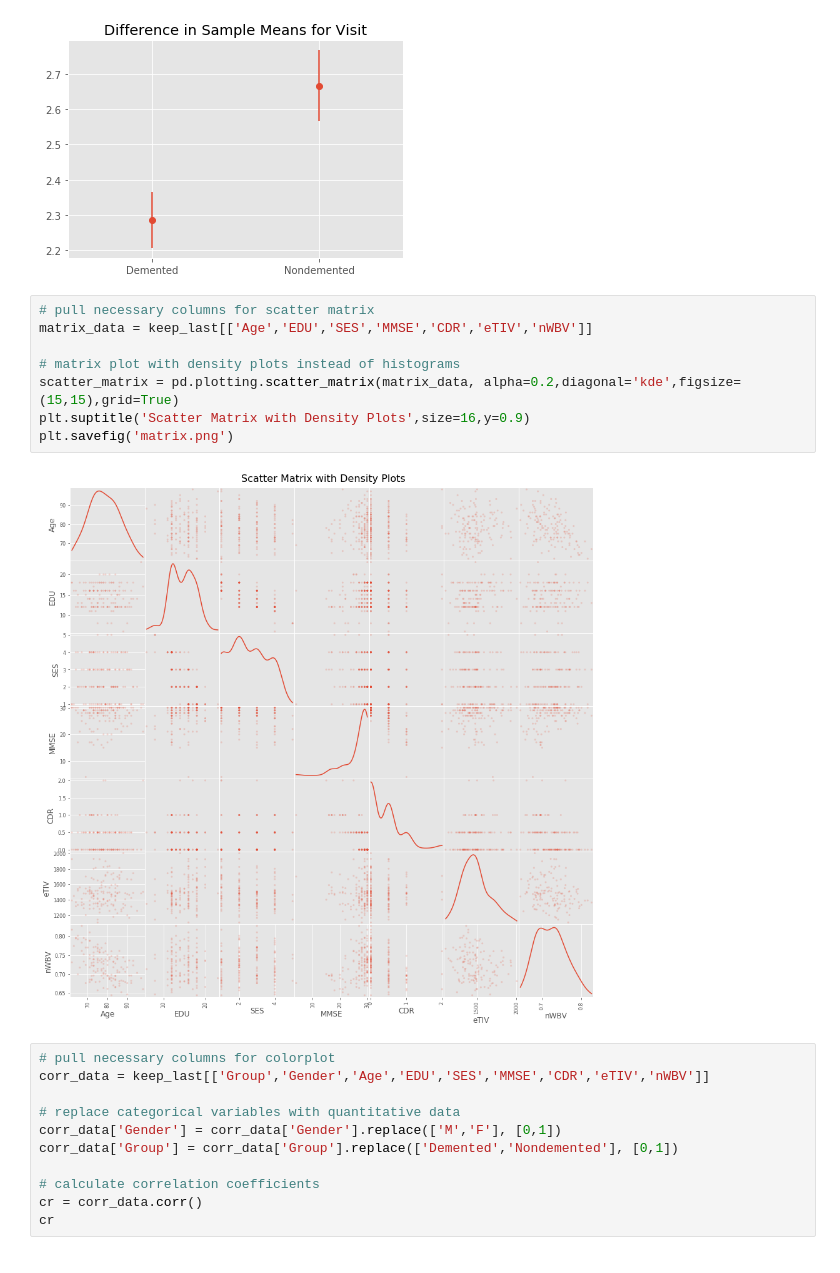
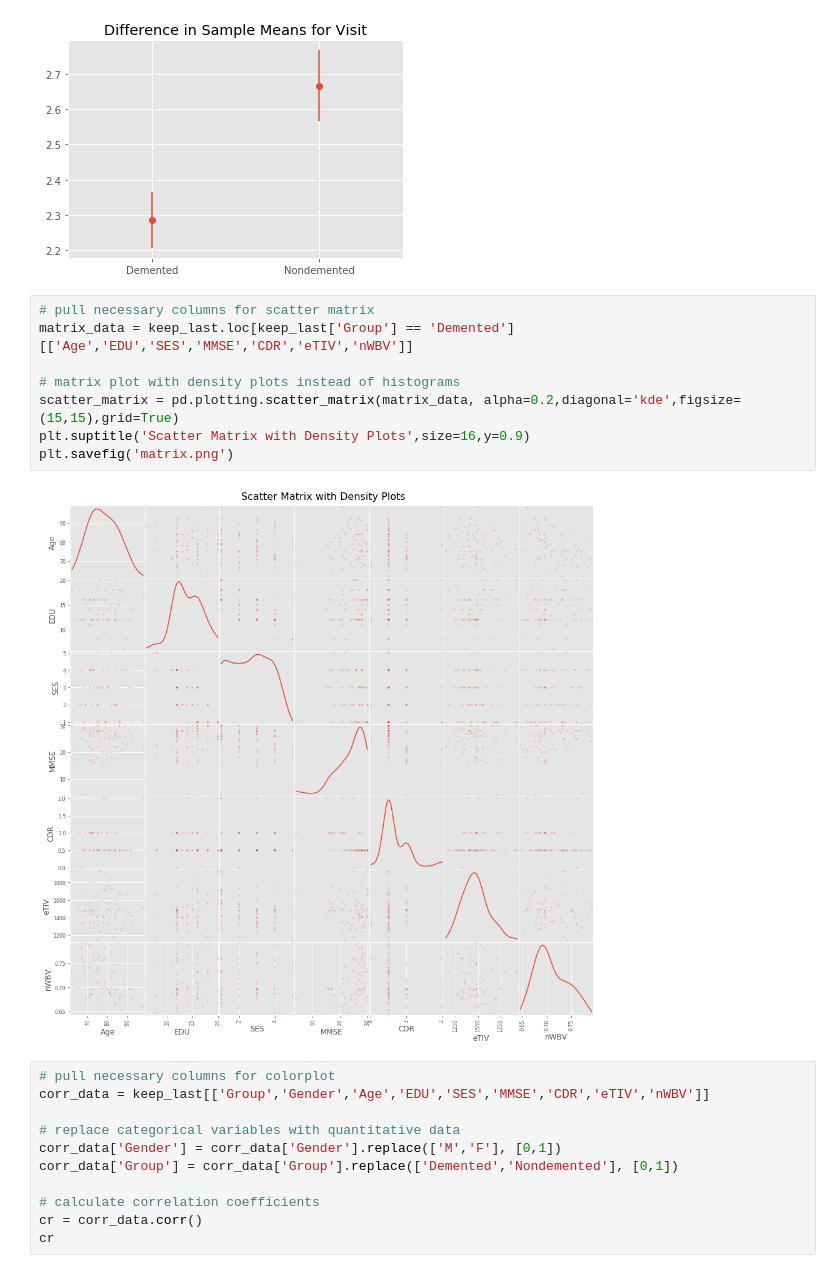
Before and after one commit to madhavi-r/Mashya_repo, a Jupyter notebook: final-notebook.ipynb, the cells around one changed output. Cells and saved outputs as stored; diff of their text form.

```diff
--- a/final-notebook.ipynb
+++ b/final-notebook.ipynb
@@ -369,14 +459,14 @@ The difference in sample means for Visit is significant. (p-val = 0.003601097372
 [figure]
 # %%
 # pull necessary columns for scatter matrix
-matrix_data = keep_last[['Age','EDU','SES','MMSE','CDR','eTIV','nWBV']]
+matrix_data = keep_last.loc[keep_last['Group'] == 'Demented'][['Age','EDU','SES','MMSE','CDR','eTIV','nWBV']]
 
 # matrix plot with density plots instead of histograms
 scatter_matrix = pd.plotting.scatter_matrix(matrix_data, alpha=0.2,diagonal='kde',figsize=(15,15),grid=True)
 plt.suptitle('Scatter Matrix with Density Plots',size=16,y=0.9)
 plt.savefig('matrix.png')
 # %% [output]
-[figure, old version]
+[figure, new version]
 # %%
 # pull necessary columns for colorplot
 corr_data = keep_last[['Group','Gender','Age','EDU','SES','MMSE','CDR','eTIV','nWBV']]
```
Also changed, not shown: parts of 13 cells of this notebook.
